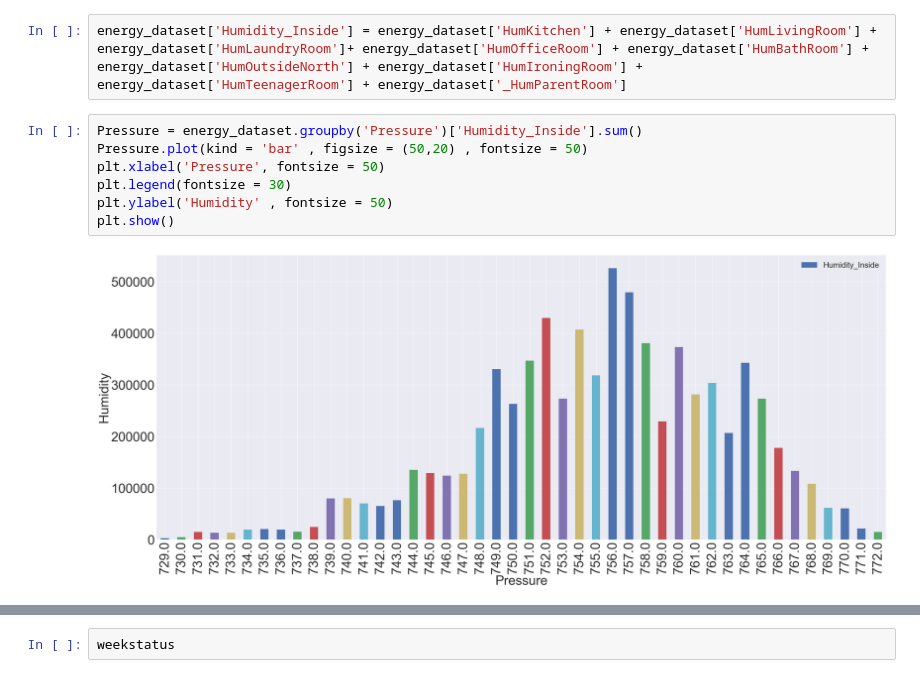
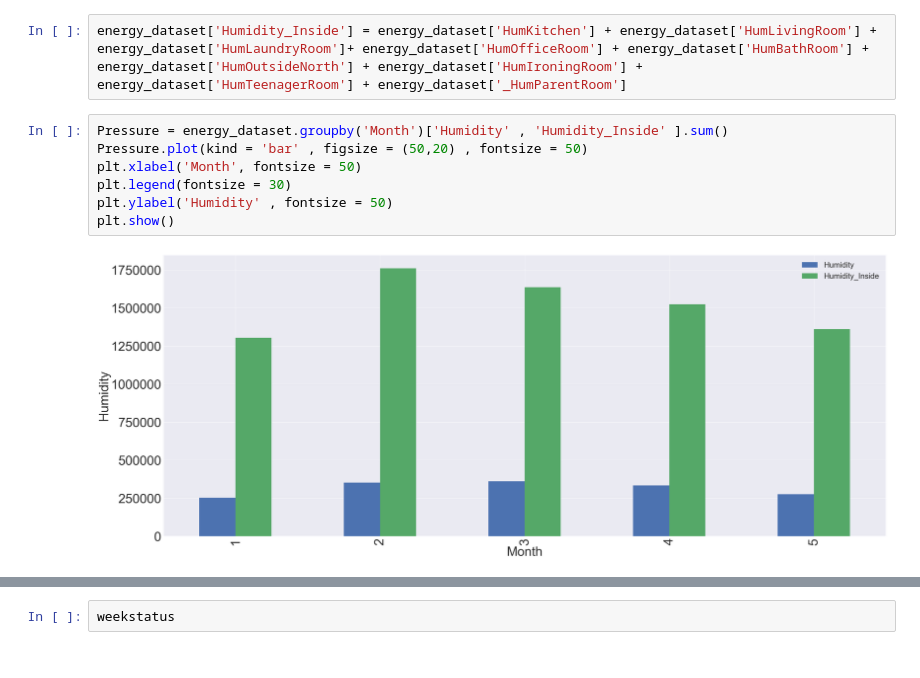
Before and after one commit to shaan06/ADS, a Jupyter notebook: Assignment_2/EDA_Part2.ipynb, the cells around one changed output, grey strips where cells are left out. Cells and saved outputs as stored; diff of their text form.

```diff
--- a/Assignment_2/EDA_Part2.ipynb
+++ b/Assignment_2/EDA_Part2.ipynb
@@ -235,14 +283,14 @@ plt.show()
 # %%
 energy_dataset['Humidity_Inside'] = energy_dataset['HumKitchen'] + energy_dataset['HumLivingRoom'] + energy_dataset['HumLaundryRoom']+ energy_dataset['HumOfficeRoom'] + energy_dataset['HumBathRoom'] + energy_dataset['HumOutsideNorth'] + energy_dataset['HumIroningRoom'] + energy_dataset['HumTeenagerRoom'] + energy_dataset['_HumParentRoom']
 # %%
-Pressure = energy_dataset.groupby('Pressure')['Humidity_Inside'].sum()
+Pressure = energy_dataset.groupby('Month')['Humidity' , 'Humidity_Inside' ].sum()
 Pressure.plot(kind = 'bar' , figsize = (50,20) , fontsize = 50)
-plt.xlabel('Pressure', fontsize = 50)
+plt.xlabel('Month', fontsize = 50)
 plt.legend(fontsize = 30)
 plt.ylabel('Humidity' , fontsize = 50)
 plt.show()
 # %% [output]
-[figure, old version]
+[figure, new version]
 # %%
 from numpy import argmax
 # define input string
```
Also changed, not shown: parts of 11 cells of this notebook.
